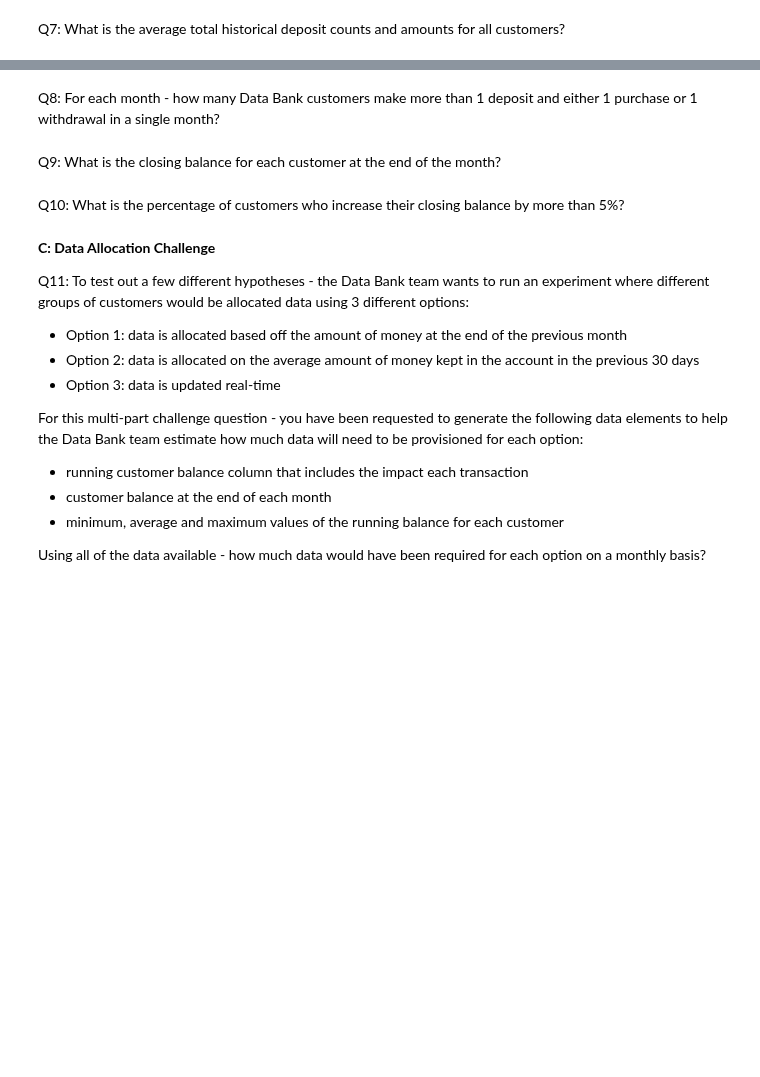
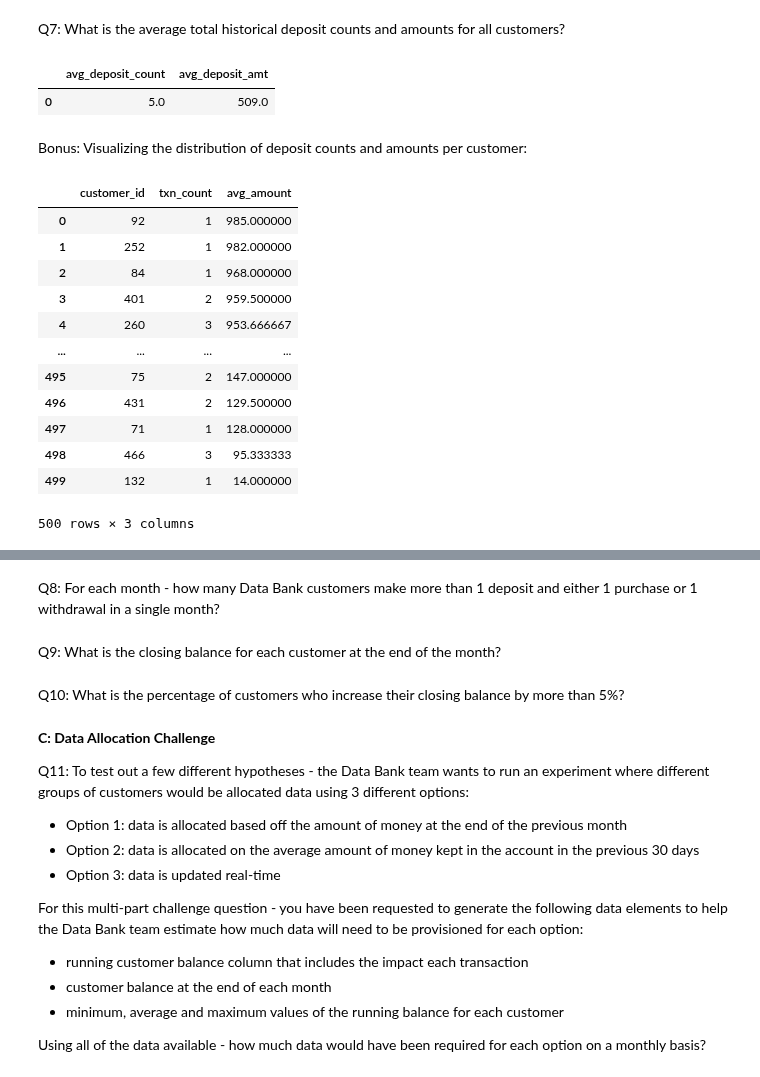
Before and after one commit to 20100215/8_Week_SQL_Challenge, a Jupyter notebook: Week 4 (Data Bank)/week4.ipynb, the cells around one changed output, grey strips where cells are left out. Drawn from its saved outputs; the diff is of its cells as text; code cells hidden in the pictures; blank space fills up the shorter version.

```diff
--- a/Week 4 (Data Bank)/week4.ipynb
+++ b/Week 4 (Data Bank)/week4.ipynb
@@ -243,2 +253,50 @@ query('''
 # %% [markdown]
 Q7: What is the average total historical deposit counts and amounts for all customers?
+# %%
+query('''
+    WITH deposits AS (
+    SELECT
+        customer_id,
+        COUNT(customer_id) AS txn_count,
+        AVG(txn_amount) AS avg_amount
+    FROM data_bank.customer_transactions
+    WHERE txn_type = 'deposit'
+    GROUP BY customer_id
+    )
+
+    SELECT
+        ROUND(AVG(txn_count)) AS avg_deposit_count,
+        ROUND(AVG(avg_amount)) AS avg_deposit_amt
+    FROM deposits;
+''')
+# %% [output]
+|  | avg_deposit_count | avg_deposit_amt |
+| 0 | 5.0 | 509.0 |
+# %% [markdown]
+Bonus: Visualizing the distribution of deposit counts and amounts per customer:
+# %%
+q7b_df = query('''
+    SELECT
+        customer_id,
+        COUNT(customer_id) AS txn_count,
+        AVG(txn_amount) AS avg_amount
+    FROM data_bank.customer_transactions
+    WHERE txn_type = 'deposit'
+    GROUP BY customer_id
+    ORDER BY avg_amount DESC
+''')
+q7b_df
+# %% [output]
+|  | customer_id | txn_count | avg_amount |
+| 0 | 92 | 1 | 985.000000 |
+| 1 | 252 | 1 | 982.000000 |
+| 2 | 84 | 1 | 968.000000 |
+| 3 | 401 | 2 | 959.500000 |
+| 4 | 260 | 3 | 953.666667 |
+| ... | ... | ... | ... |
+| 495 | 75 | 2 | 147.000000 |
+| 496 | 431 | 2 | 129.500000 |
+| 497 | 71 | 1 | 128.000000 |
+| 498 | 466 | 3 | 95.333333 |
+| 499 | 132 | 1 | 14.000000 |
+500 rows × 3 columns
```
Also changed, not shown: parts of 6 cells of this notebook.
